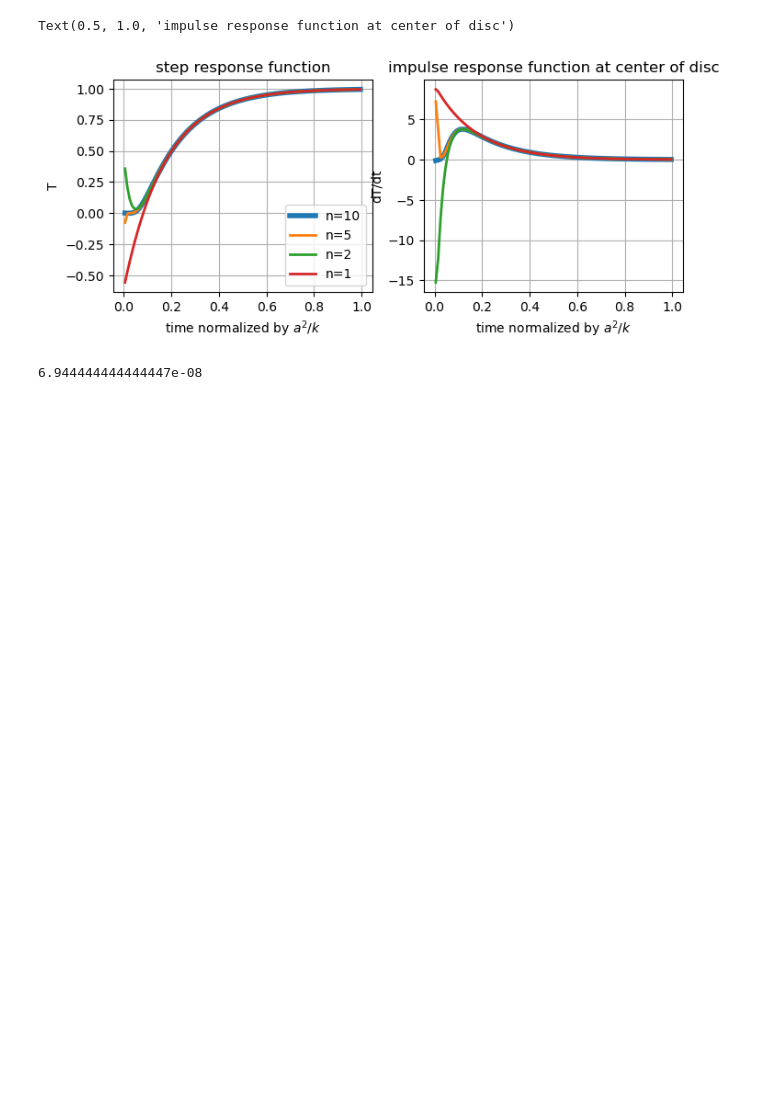
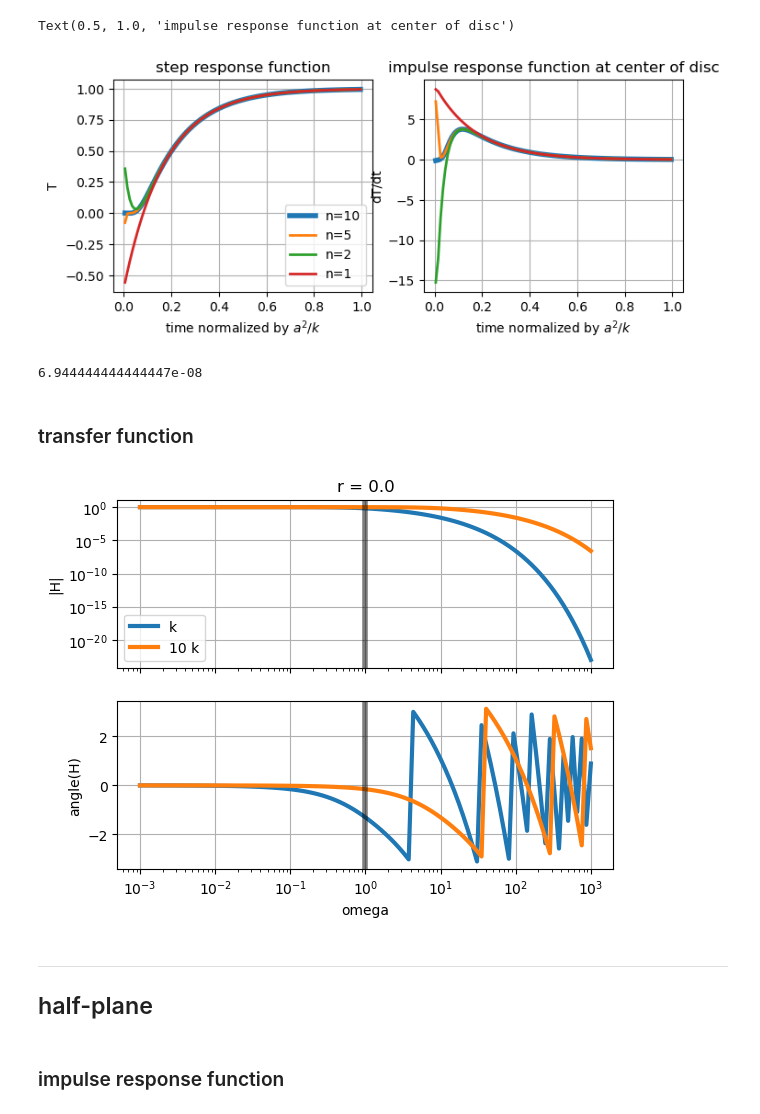
Before and after one commit to apatlpo/das_work, a Jupyter notebook: theory/irf_disc.ipynb, the cells around one changed output. Cells and saved outputs as stored; diff of their text form; code cells hidden in the pictures; blank space fills up the shorter version.

```diff
--- a/theory/irf_disc.ipynb
+++ b/theory/irf_disc.ipynb
@@ -116,3 +124,5 @@ k = a**2/t * 0.1
 k
 # %% [output]
 6.944444444444447e-08
+# %% [markdown]
+### transfer function
@@ -118,0 +195,41 @@ k
+# %%
+a = 1 # disc radius
+k = 1 # diffusion coefficient
+
+r = np.linspace(0, a, 100)
+T = a**2/k
+omega = np.logspace(np.log10(1/T)-3,np.log10(1/T)+3,100)
+
+ds1_s = compute_transfer_function_series(a, k, r, omega, 100)
+ds10_s = compute_transfer_function_series(a, k*10, r, omega, 100)
+
+ds1 = compute_transfer_function(a, k, r, omega)
+ds10 = compute_transfer_function(a, k*10, r, omega)
+# %%
+fig, axes = plt.subplots(2,1, sharex=True)
+ax=axes[0]
+np.abs(ds1["H"].sel(r=0)).rename("|H|").plot(ax=ax, label="k", lw=3)
+np.abs(ds10["H"].sel(r=0)).rename("|H|").plot(ax=ax, label="10 k", lw=3)
+ax.axvline(1/T, color="k", alpha=0.5, lw=4)
+ax.set_xscale("log")
+ax.set_yscale("log")
+ax.set_xlabel("")
+ax.legend()
+ax.grid()
+
+
+ax=axes[1]
+ds1["H_angle"].rename("angle(H)").sel(r=0).plot(ax=ax, lw=3)
+ds10["H_angle"].rename("angle(H)").sel(r=0).plot(ax=ax, lw=3)
+ax.axvline(1/T, color="k", alpha=0.5, lw=4)
+ax.set_title("")
+#ax.set_xscale("log")
+ax.grid()
+# %% [output]
+[figure, added]
+# %% [markdown]
+---
+
+## half-plane
+# %% [markdown]
+### impulse response function
```
Also changed, not shown: parts of 15 cells of this notebook.
